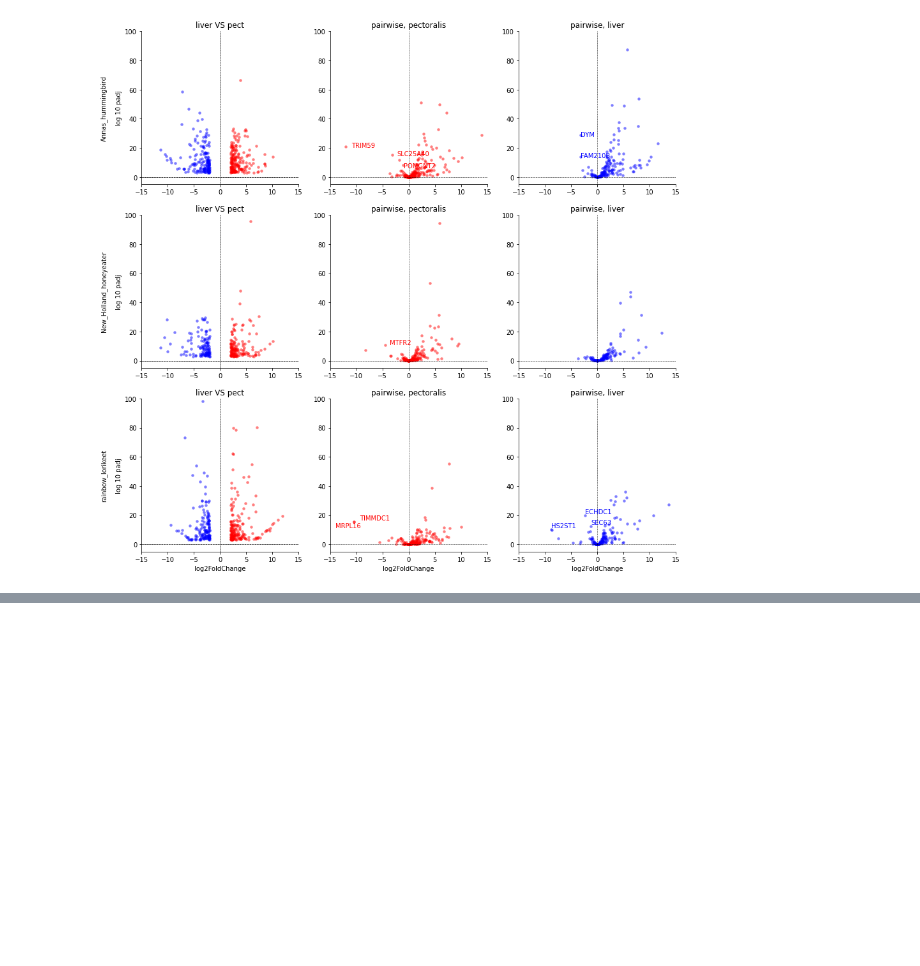
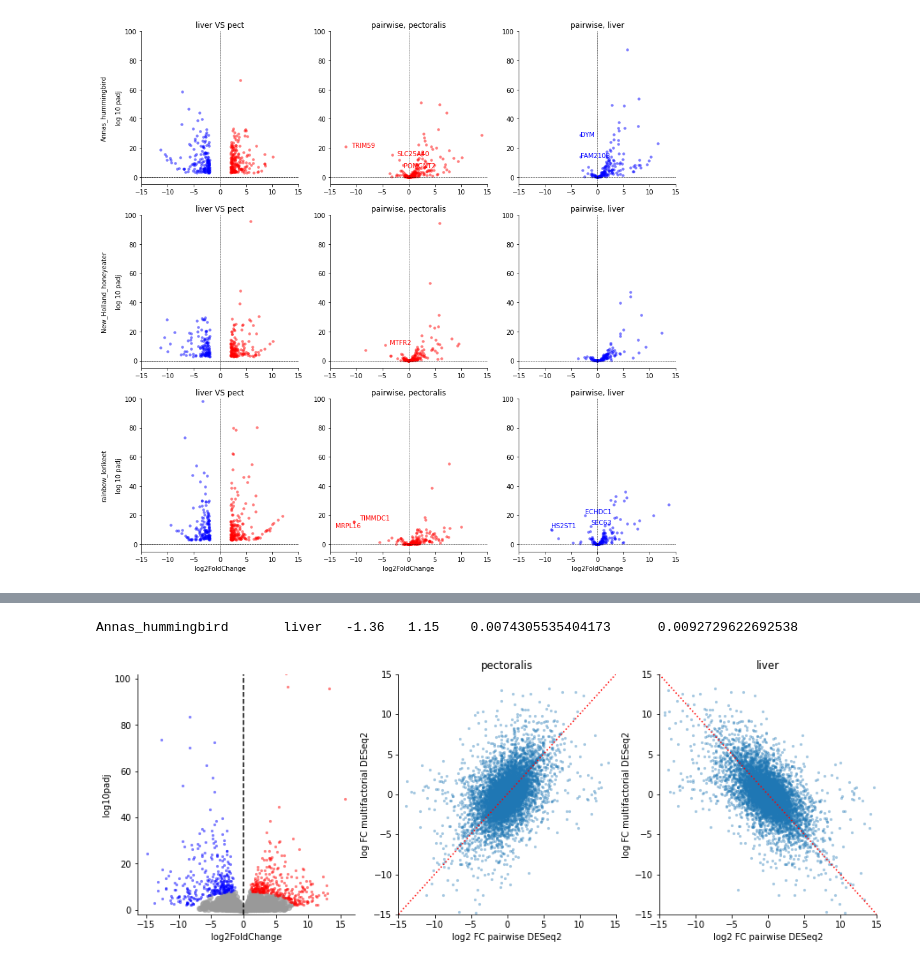
Before and after one commit to osipovarev/Transcriptome_for_NectarGenomics, a Jupyter notebook: DESeq2_analysis_nectar.ipynb, the cells around one changed output, grey strips where cells are left out. Cells and saved outputs as stored; diff of their text form; code cells hidden in the pictures; blank space fills up the shorter version.

```diff
--- a/DESeq2_analysis_nectar.ipynb
+++ b/DESeq2_analysis_nectar.ipynb
@@ -885,4 +885,4 @@ dir_path = '/Users/osipova/Documents/LabDocs/Bird_transcriptomics/Transcriptome_
 file_name = 'Multifactor_DESeq2_results/multi_deseq2_res.tsv'
 
 file_data = glob(dir_path + file_name)[0]
-df_multi = pd.read_csv(file_data, sep='\t')[['gene', 'log2FoldChange']]
+df_multi = pd.read_csv(file_data, sep='\t')
@@ -920,0 +889,68 @@ for i in range(2):
+# %%
+fig, axes = plt.subplots(1, 3, figsize=(3*5, 5))
+
+top = 0.03
+pcutoff = 0.01
+logFC = 1
+sp = 'Annas_hummingbird'
+tissues = ['pectoralis', 'liver']
+
+axi = axes[0]
+df_multi['log10padj'] = - np.log10(df_multi['padj'])
+fc = df_multi['log2FoldChange']
+pval = df_multi['log10padj']
+df_multi['distance'] = np.sign(fc) * np.sqrt(fc ** 2 + pval ** 2)
+
+## Do ranking based on distance values
+df_multi['rank_dist'] = df_multi['distance'].rank()
+t_up = max(df_multi['rank_dist']) * (1 - top)
+t_down = max(df_multi['rank_dist']) * top
+up_df_f = df_multi[(df_multi['padj'] < pcutoff) & (df_multi['log2FoldChange'] > logFC) & (df_multi['rank_dist'] > t_up)]
+down_df_f = df_multi[(df_multi['padj'] < pcutoff) & (df_multi['log2FoldChange'] < -logFC) & (df_multi['rank_dist'] < t_down)]
+
+df_low_dist = df_multi[(df_multi['rank_dist'] > t_down) & (df_multi['rank_dist'] < t_up)]
+
+## Output general stats
+print('{}\t{}\t{:.2f}\t{:.2f}\t{}\t{}'.format(
+        sp, t,
+        max(down_df_f['log2FoldChange']),
+        min(up_df_f['log2FoldChange']),
+        max(down_df_f['padj']),
+        max(up_df_f['padj']),
+        ))
+
+
+sns.scatterplot(ax=axi, data=df_low_dist.sample(2000), y='log10padj', x='log2FoldChange', color='#999999', linewidth=0, s=50, alpha=0.7)
+sns.scatterplot(ax=axi, data=up_df_f, y='log10padj', x='log2FoldChange', color='red', linewidth=0, s=10, alpha=0.5)
+sns.scatterplot(ax=axi, data=down_df_f, y='log10padj', x='log2FoldChange', color='blue', linewidth=0, s=10, alpha=0.5)
+axi.axvline(0, color='k', ls='--')
+axi.set_ylim(-2, 102)
+
+for i in range(1, 3):
+    t = tissues[i - 1]
+    axi = axes[i]
+
+    df_standard = all_pairs_dfs[sp][t][0][['gene', 'log2FoldChange']]
+    df_merged = df_standard.merge(df_multi[['gene', 'log2FoldChange']],
+                                  on='gene', suffixes=('_standard', '_multi')).dropna()
+
+    sns.scatterplot(ax=axi, data=df_merged, x='log2FoldChange_standard', y='log2FoldChange_multi',
+                    linewidth=0, alpha=0.4, s=10)
+#     axi.set(xscale="log", yscale="log")
+#     axi.plot([10**-20, 2], [10**-20, 2], c='r', ls=':')
+#     axi.set_xlim(10**-20, 2)
+#     axi.set_ylim(10**-20, 2)
+    if i == 1:
+        axi.plot([-15, 15], [-15, 15], c='r', ls=':')
+    elif i == 2:
+        axi.plot([-15, 15], [15, -15], c='r', ls=':')
+    axi.set_xlim(-15, 15)
+    axi.set_ylim(-15, 15)
+    axi.set_xlabel('log2 FC pairwise DESeq2')
+    axi.set_ylabel('log FC multifactorial DESeq2')
+    axi.set_title(t)
+
+    sns.despine(left=False, bottom=False, right=True, top=True)
+# %% [output]
+Annas_hummingbird       liver   -1.36   1.15    0.0074305535404173      0.0092729622692538
+[figure, added]
```
Also changed, not shown: parts of 1 cell of this notebook.
